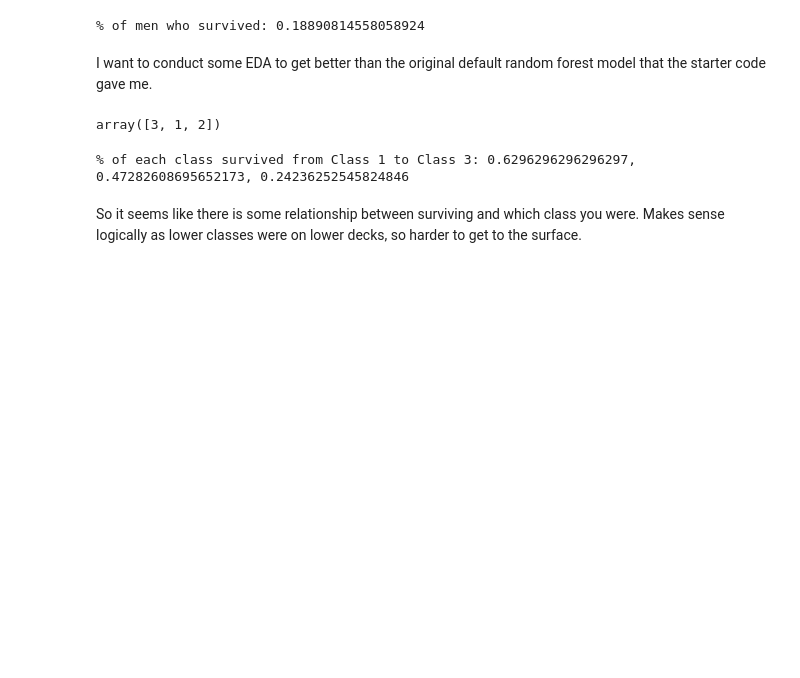
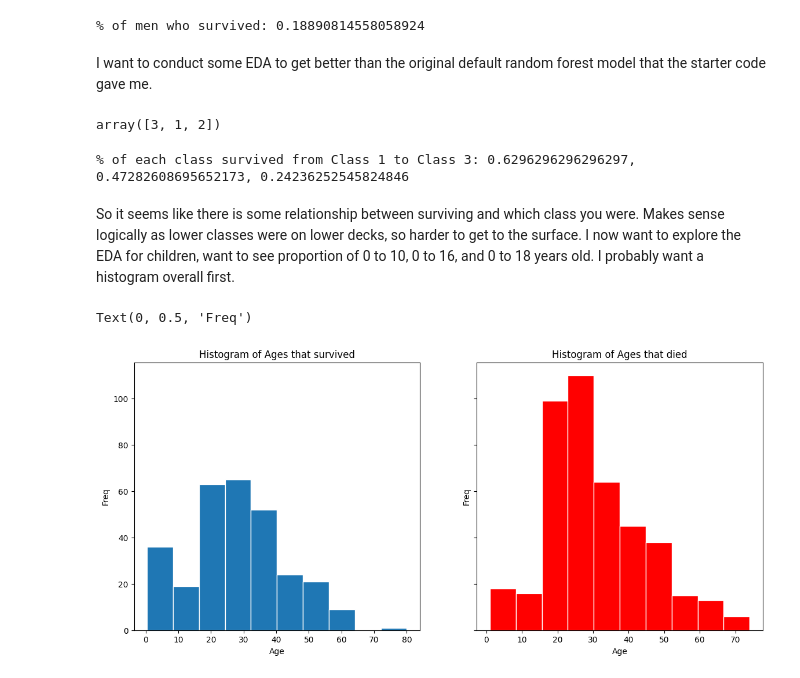
Before and after one commit to WGoogle/Kaggle_Titanic, a Jupyter notebook: notebookbb09ade285.ipynb, the cells around one changed output. Cells and saved outputs as stored; diff of their text form; code cells hidden in the pictures; blank space fills up the shorter version.

```diff
--- a/notebookbb09ade285.ipynb
+++ b/notebookbb09ade285.ipynb
@@ -75,3 +75,23 @@ print(f"% of each class survived from Class 1 to Class 3: {prop_survived_class1}
 % of each class survived from Class 1 to Class 3: 0.6296296296296297, 0.47282608695652173, 0.24236252545824846
 # %% [markdown]
 So it seems like there is some relationship between surviving and which class you were. Makes sense logically as lower classes were on lower decks, so harder to get to the surface.
+I now want to explore the EDA for children, want to see proportion of 0 to 10, 0 to 16, and 0 to 18 years old. I probably want a histogram overall first.
+# %%
+import matplotlib.pyplot as plt
+age_of_survivors = train_data.loc[train_data["Survived"] == 1, "Age"]
+age_of_died = train_data.loc[train_data["Survived"] == 0, "Age"]
+
+fig, axes = plt.subplots(nrows = 1, ncols = 2, figsize = (14,6), sharey = True)
+
+axes[0].hist(age_of_survivors, edgecolor = "white")
+axes[0].set_title("Histogram of Ages that survived")
+axes[0].set_xlabel("Age")
+axes[0].set_ylabel("Freq")
+
+axes[1].hist(age_of_died, edgecolor = "white", color = "red")
+axes[1].set_title("Histogram of Ages that died")
+axes[1].set_xlabel("Age")
+axes[1].set_ylabel("Freq")
+# %% [output]
+Text(0, 0.5, 'Freq')
+[figure, added]
```
Also changed, not shown: parts of 4 cells of this notebook.
